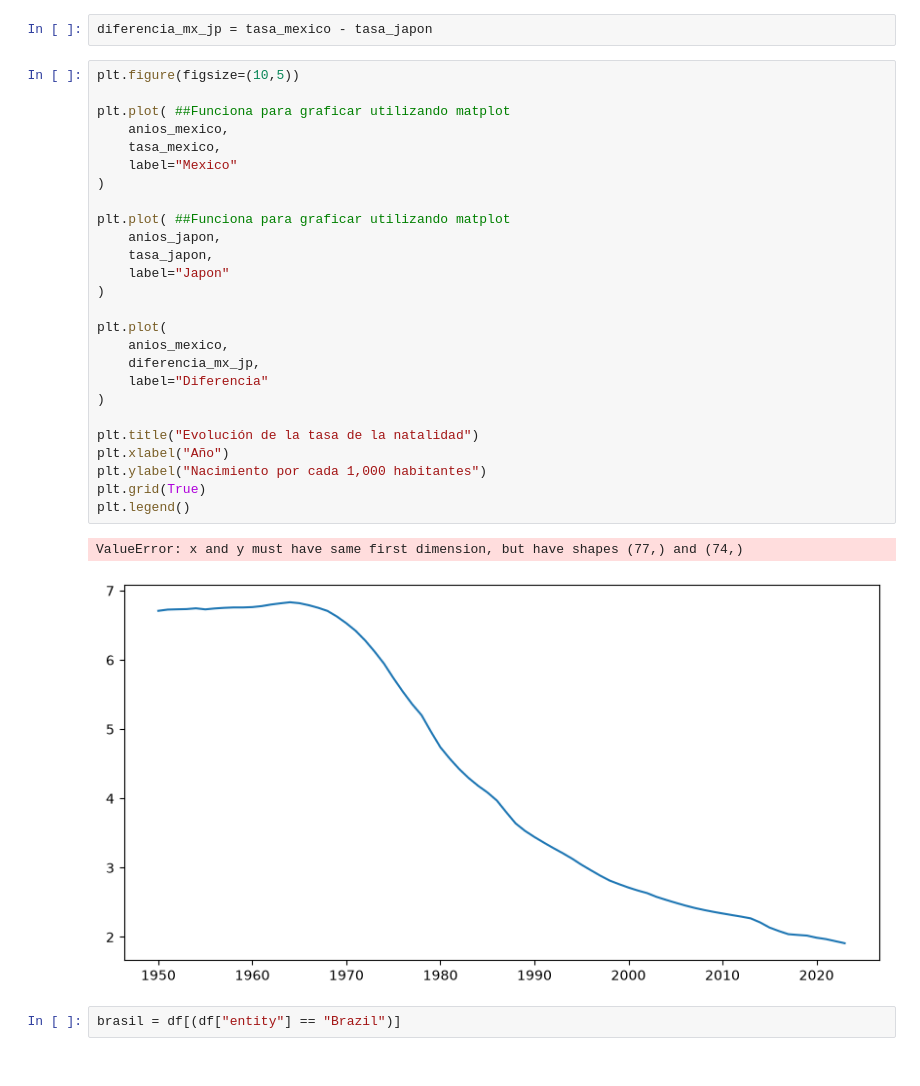
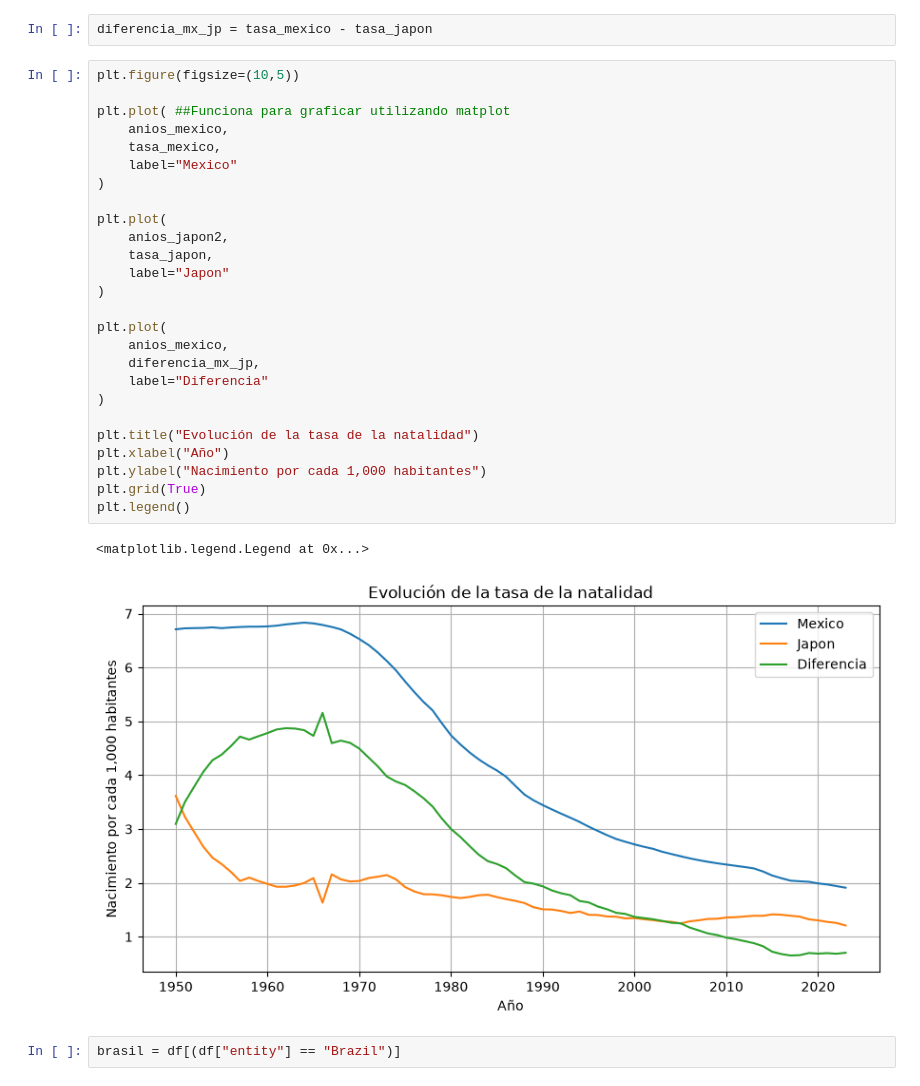
Before and after one commit to VicTavares8/BigData, a Jupyter notebook: U1_1_Probabilidad_Estadistica/notebooks/03_fertility_rate.ipynb, the cells around one changed output. Saved outputs shown, nothing was run; the diff lists cells and outputs as text.

```diff
--- a/U1_1_Probabilidad_Estadistica/notebooks/03_fertility_rate.ipynb
+++ b/U1_1_Probabilidad_Estadistica/notebooks/03_fertility_rate.ipynb
@@ -187,32 +187,32 @@ diferencia_mx_jp = tasa_mexico - tasa_japon
 # %%
 plt.figure(figsize=(10,5))
 
 plt.plot( ##Funciona para graficar utilizando matplot
     anios_mexico,
     tasa_mexico,
     label="Mexico"
 )
 
-plt.plot( ##Funciona para graficar utilizando matplot
-    anios_japon,
+plt.plot(
+    anios_japon2,
     tasa_japon,
     label="Japon"
 )
 
 plt.plot(
     anios_mexico,
     diferencia_mx_jp,
     label="Diferencia"
 )
 
 plt.title("Evolución de la tasa de la natalidad")
 plt.xlabel("Año")
 plt.ylabel("Nacimiento por cada 1,000 habitantes")
 plt.grid(True)
 plt.legend()
 # %% [output]
-ValueError: x and y must have same first dimension, but have shapes (77,) and (74,)
+<matplotlib.legend.Legend at 0x...>
-[figure, old version]
+[figure, new version]
 # %%
 brasil = df[(df["entity"] == "Brazil")]
 # %%
```
Also changed, not shown: parts of 2 cells of this notebook, 2 other files.
